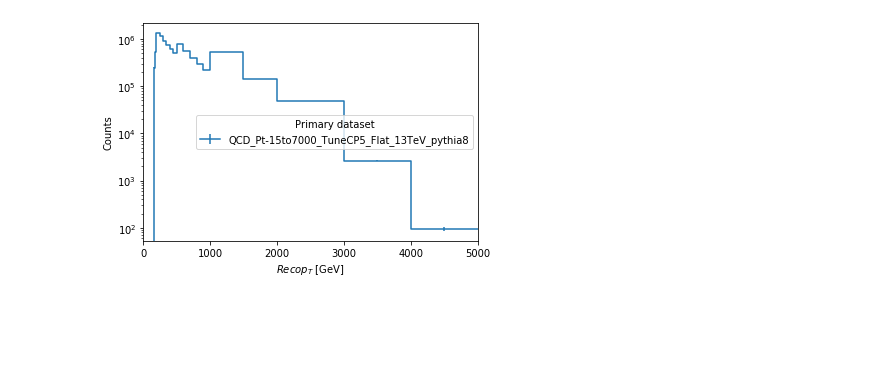
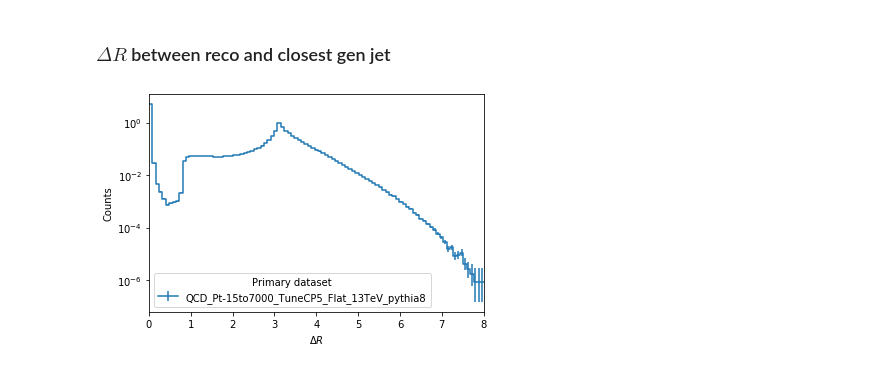
Before and after one commit to nsmith-/CoffeaJERC, a Jupyter notebook: test.ipynb, the cells around one changed output. Cells and saved outputs as stored; diff of their text form; code cells hidden in the pictures; blank space fills up the shorter version.

```diff
--- a/test.ipynb
+++ b/test.ipynb
@@ -203,0 +212,7 @@ import matplotlib.pyplot as plt
+# %%
+fig, ax = hist.plotgrid(output['h_pt_m_reco_pre'].sum("pt_reco_axis"), overlay="dataset", stack=False, density=True
+                    )
+plt.yscale("log")
+for iax in ax.flatten():
+    iax.autoscale(axis='y')
+fig.show()
@@ -203,0 +223,7 @@ import matplotlib.pyplot as plt
+# %%
+fig, ax = hist.plotgrid(output['h_pt_m_reco_pre'].sum("m_reco_axis"), overlay="dataset", stack=False, density=True
+                    )
+plt.yscale("log")
+for iax in ax.flatten():
+    iax.autoscale(axis='y')
+fig.show()
@@ -204,9 +232,11 @@ import matplotlib.pyplot as plt
+# %% [markdown]
+### $\Delta R$ between reco and closest gen jet
 # %%
-fig, ax = hist.plotgrid(output['pt'], overlay="dataset", stack=False
+fig, ax = hist.plotgrid(output['h_dr_reco'], overlay="dataset", stack=False, density=True
                     )
 plt.yscale("log")
 for iax in ax.flatten():
     iax.autoscale(axis='y')
 fig.show()
 # %% [output]
-[figure, old version]
+[figure, new version]
```
Also changed, not shown: parts of 35 cells of this notebook.
